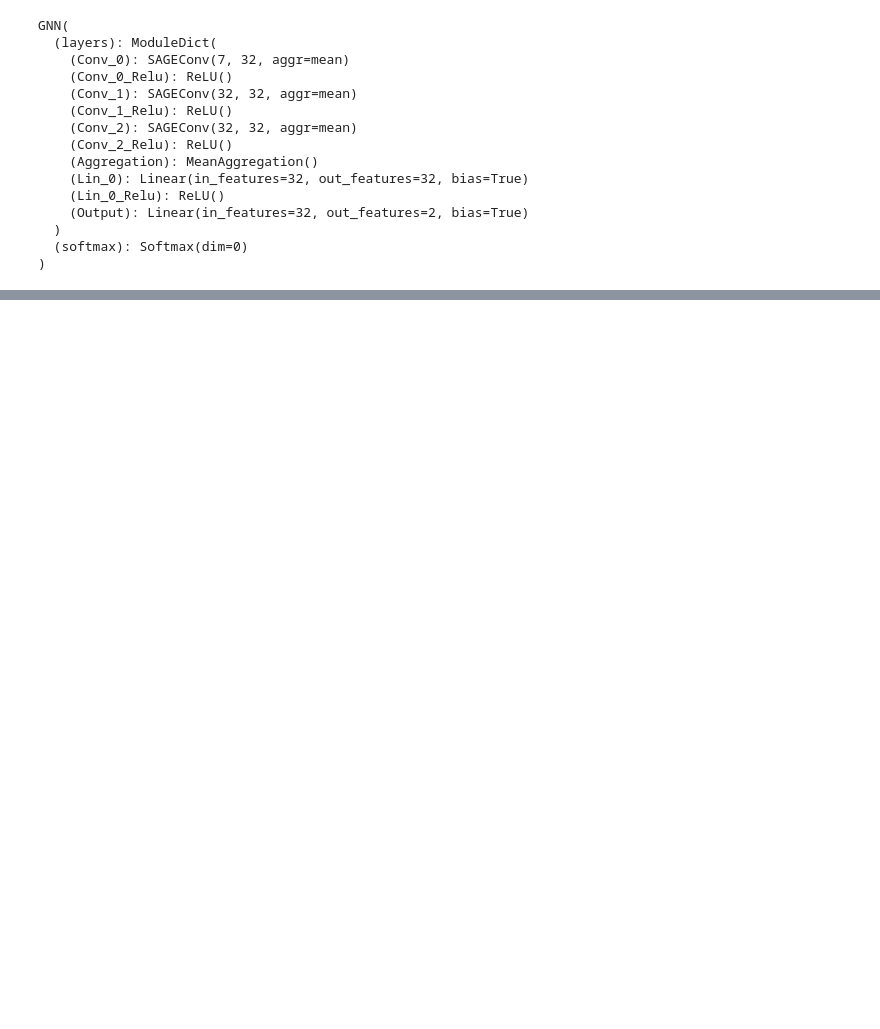
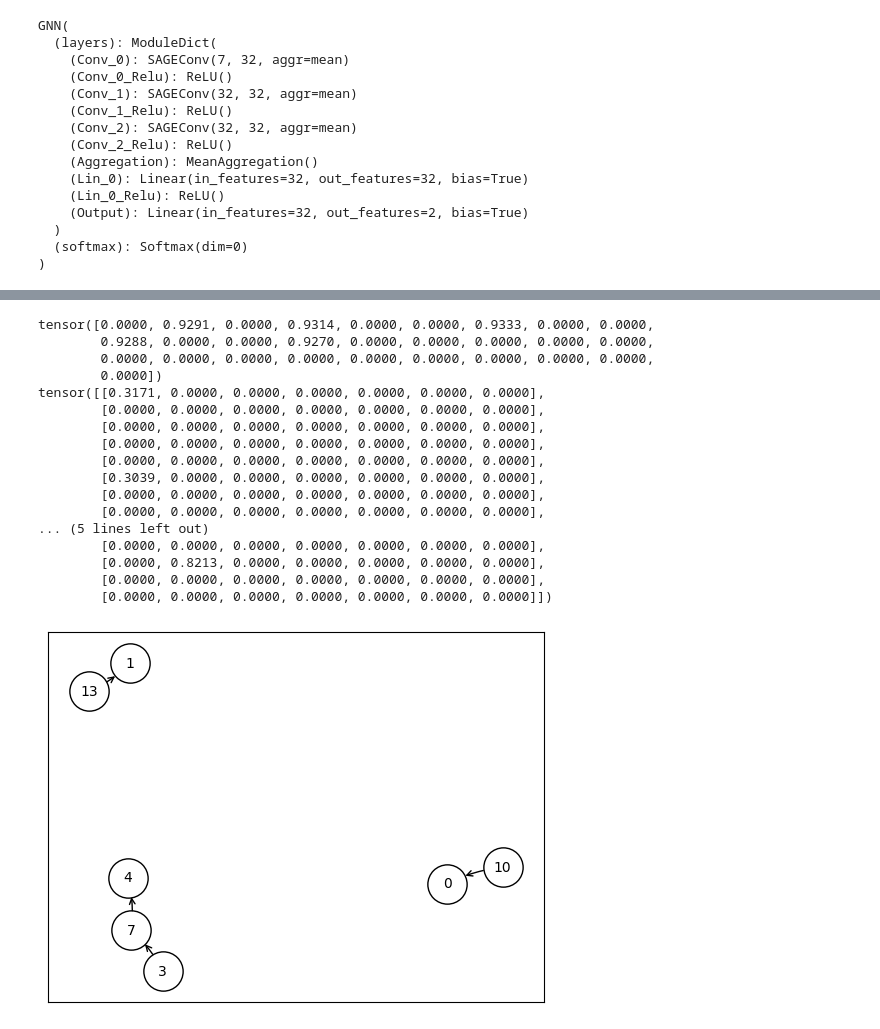
Before and after one commit to blake-gaines/MIPExplainer, a Jupyter notebook: visualize.ipynb, the cells around one changed output, grey strips where cells are left out. Saved outputs shown, nothing was run; the diff lists cells and outputs as text; code cells hidden in the pictures; blank space fills up the shorter version.

```diff
--- a/visualize.ipynb
+++ b/visualize.ipynb
@@ -107,0 +121,12 @@ plt.close()
+# %%
+from gnn import GNN
+class WrappedGNN(torch.nn.Module):
+    def __init__(self, gnn):
+        super().__init__()
+        self.gnn = gnn
+
+    def forward(self, x, edge_index):
+        return self.gnn.forward(Data(x=x, edge_index=edge_index))
+
+wrapped_nn = WrappedGNN(nn)
+wrapped_nn.double()
@@ -107,0 +151,48 @@ plt.close()
+# %%
+from torch_geometric.data import Data, DataLoader
+from torch_geometric.explain import Explainer, PGExplainer, GNNExplainer
+
+loader = DataLoader(dataset, batch_size=1, shuffle=True)
+
+explainer = Explainer(
+    model=wrapped_nn,
+    algorithm=GNNExplainer(epochs=200),
+    explanation_type='model',
+    node_mask_type='attributes',
+    edge_mask_type='object',
+    model_config=dict(
+        mode='multiclass_classification',
+        task_level='graph',
+        return_type='log_probs',
+    ),
+    # Include only the top k most important edges:
+    threshold_config=dict(threshold_type='topk', value=5),
+)
+
+# Generate the explanation for a particular graph:
+explanation = explainer(x=torch.Tensor(X).double(), edge_index=dense_to_sparse(torch.Tensor(A))[0])
+print(explanation.edge_mask)
+print(explanation.node_mask)
+
+explanation
+
+explanation.visualize_graph()
+# %% [output]
+tensor([0.0000, 0.9291, 0.0000, 0.9314, 0.0000, 0.0000, 0.9333, 0.0000, 0.0000,
+        0.9288, 0.0000, 0.0000, 0.9270, 0.0000, 0.0000, 0.0000, 0.0000, 0.0000,
+        0.0000, 0.0000, 0.0000, 0.0000, 0.0000, 0.0000, 0.0000, 0.0000, 0.0000,
+        0.0000])
+tensor([[0.3171, 0.0000, 0.0000, 0.0000, 0.0000, 0.0000, 0.0000],
+        [0.0000, 0.0000, 0.0000, 0.0000, 0.0000, 0.0000, 0.0000],
+        [0.0000, 0.0000, 0.0000, 0.0000, 0.0000, 0.0000, 0.0000],
+        [0.0000, 0.0000, 0.0000, 0.0000, 0.0000, 0.0000, 0.0000],
+        [0.0000, 0.0000, 0.0000, 0.0000, 0.0000, 0.0000, 0.0000],
+        [0.3039, 0.0000, 0.0000, 0.0000, 0.0000, 0.0000, 0.0000],
+        [0.0000, 0.0000, 0.0000, 0.0000, 0.0000, 0.0000, 0.0000],
+        [0.0000, 0.0000, 0.0000, 0.0000, 0.0000, 0.0000, 0.0000],
+... (5 lines left out)
+        [0.0000, 0.0000, 0.0000, 0.0000, 0.0000, 0.0000, 0.0000],
+        [0.0000, 0.8213, 0.0000, 0.0000, 0.0000, 0.0000, 0.0000],
+        [0.0000, 0.0000, 0.0000, 0.0000, 0.0000, 0.0000, 0.0000],
+        [0.0000, 0.0000, 0.0000, 0.0000, 0.0000, 0.0000, 0.0000]])
+[figure, added]
```
Also changed, not shown: parts of 10 cells of this notebook, 1 other file.
